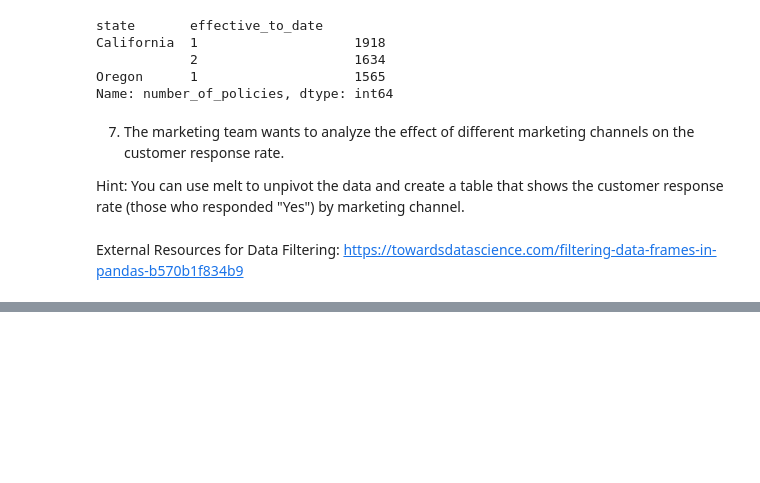
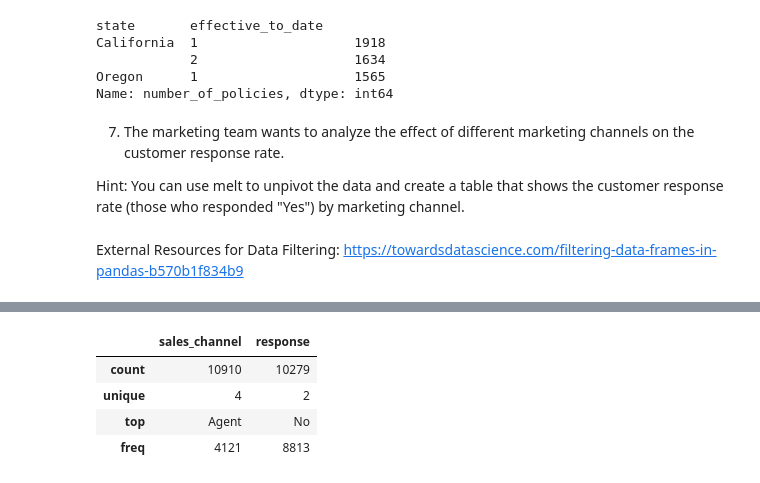
Before and after one commit to data-bootcamp-v4/lab-dw-data-aggregation-and-filtering, a Jupyter notebook: lab-dw-aggregating.ipynb, the cells around one changed output, grey strips where cells are left out. Drawn from its saved outputs; the diff is of its cells as text; code cells hidden in the pictures; blank space fills up the shorter version.

```diff
--- a/lab-dw-aggregating.ipynb
+++ b/lab-dw-aggregating.ipynb
@@ -375,0 +400,8 @@ External Resources for Data Filtering: https://towardsdatascience.com/filtering-
+# %%
+tabla6.describe()
+# %% [output]
+|  | sales_channel | response |
+| count | 10910 | 10279 |
+| unique | 4 | 2 |
+| top | Agent | No |
+| freq | 4121 | 8813 |
```
Also changed, not shown: parts of 19 cells of this notebook.
